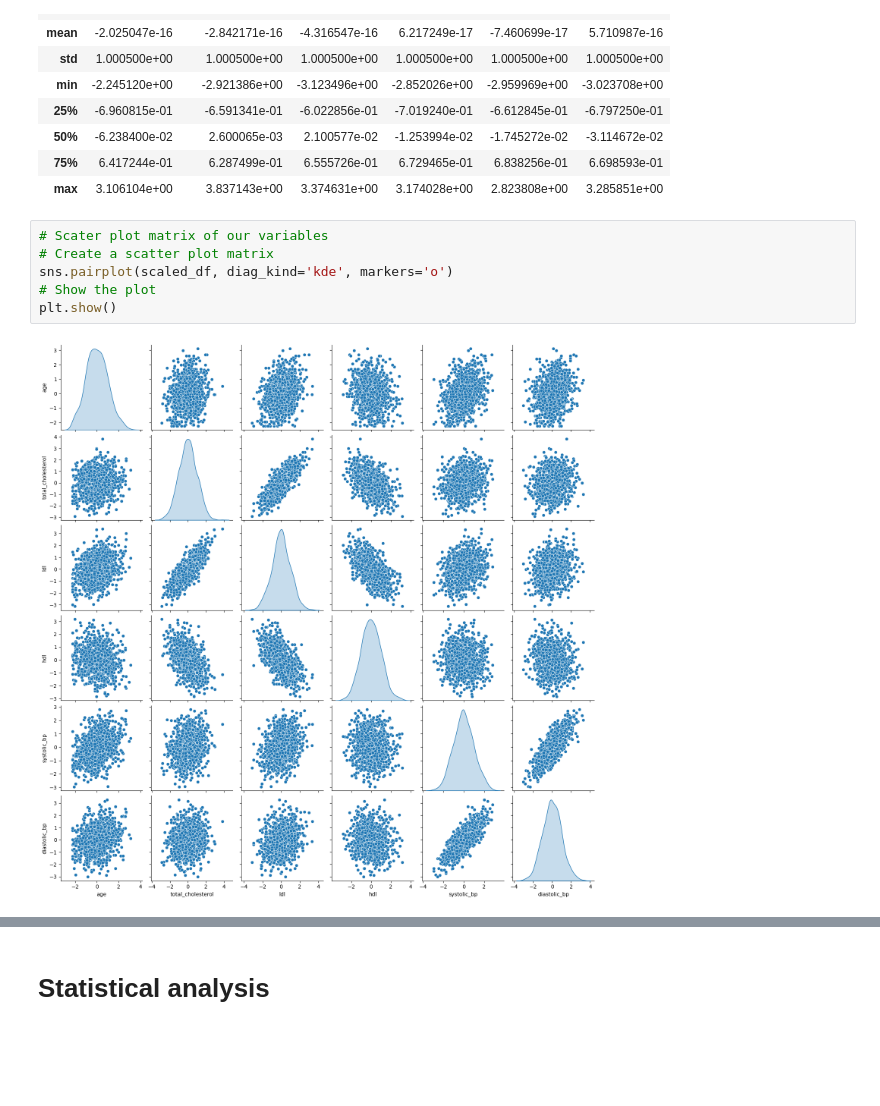
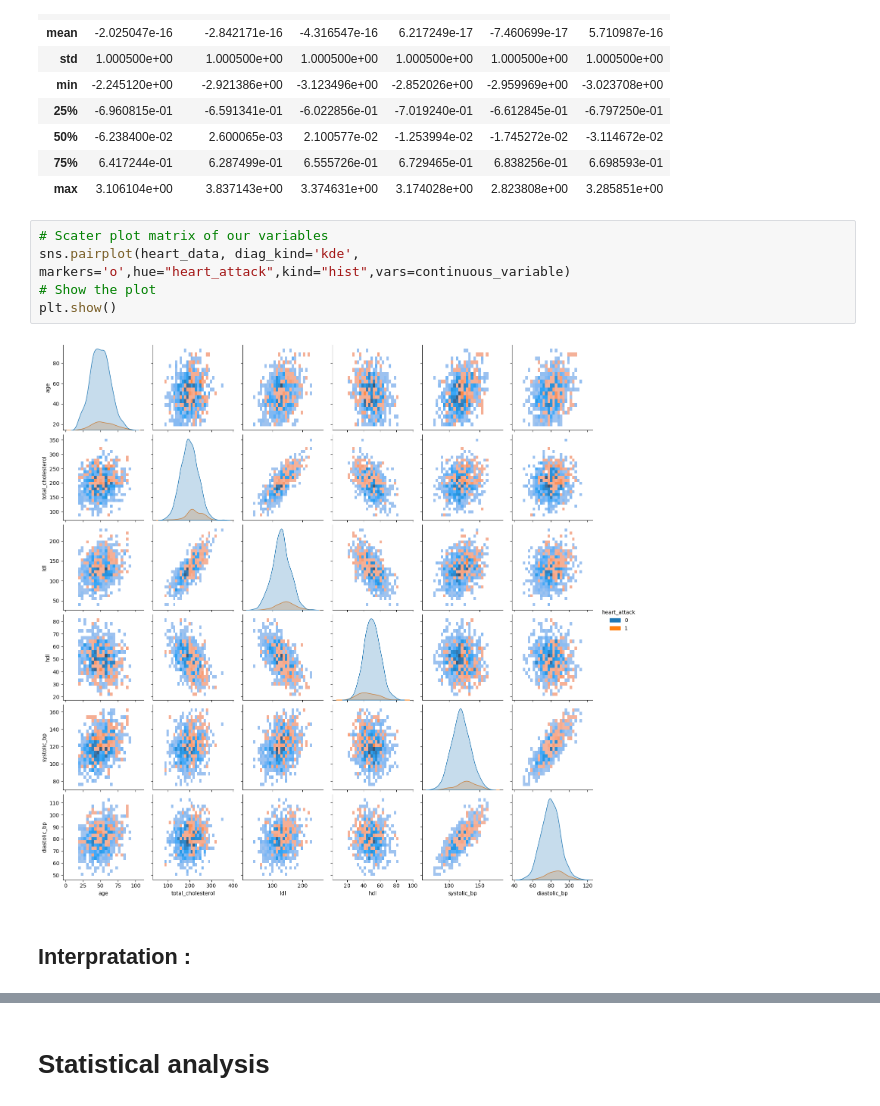
Before and after one commit to stephTchembeu/Heart_Attack_Risk_Assessment, a Jupyter notebook: script/hear_attack_analysis.ipynb, the cells around one changed output, grey strips where cells are left out. Saved outputs shown, nothing was run; the diff lists cells and outputs as text; blank space fills up the shorter version.

```diff
--- a/script/hear_attack_analysis.ipynb
+++ b/script/hear_attack_analysis.ipynb
@@ -153,10 +155,11 @@ scaled_df.describe()
 | max | 3.106104e+00 | 3.837143e+00 | 3.374631e+00 | 3.174028e+00 | 2.823808e+00 | 3.285851e+00 |
 # %%
 # Scater plot matrix of our variables
-# Create a scatter plot matrix
-sns.pairplot(scaled_df, diag_kind='kde', markers='o')
+sns.pairplot(heart_data, diag_kind='kde', markers='o',hue="heart_attack",kind="hist",vars=continuous_variable)
 # Show the plot
 plt.show()
 # %% [output]
-[figure, old version]
+[figure, new version]
+# %% [markdown]
+## Interpratation :
 # %%
```
Also changed, not shown: parts of 21 cells of this notebook, 1 other file.
